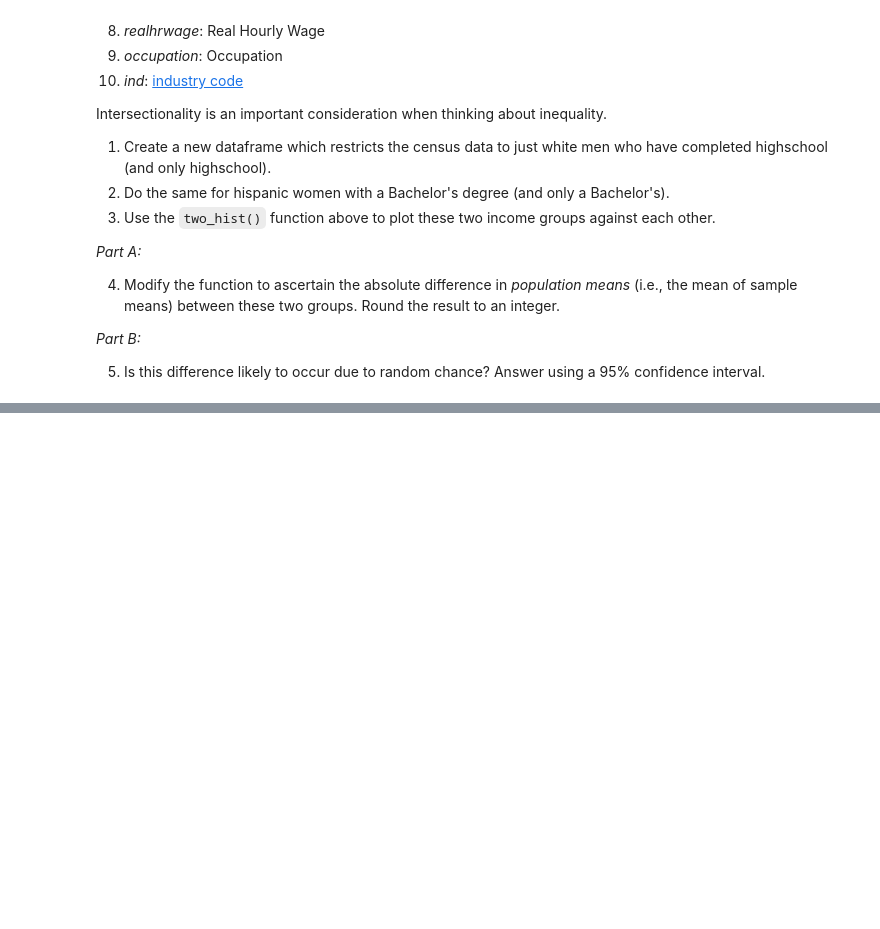
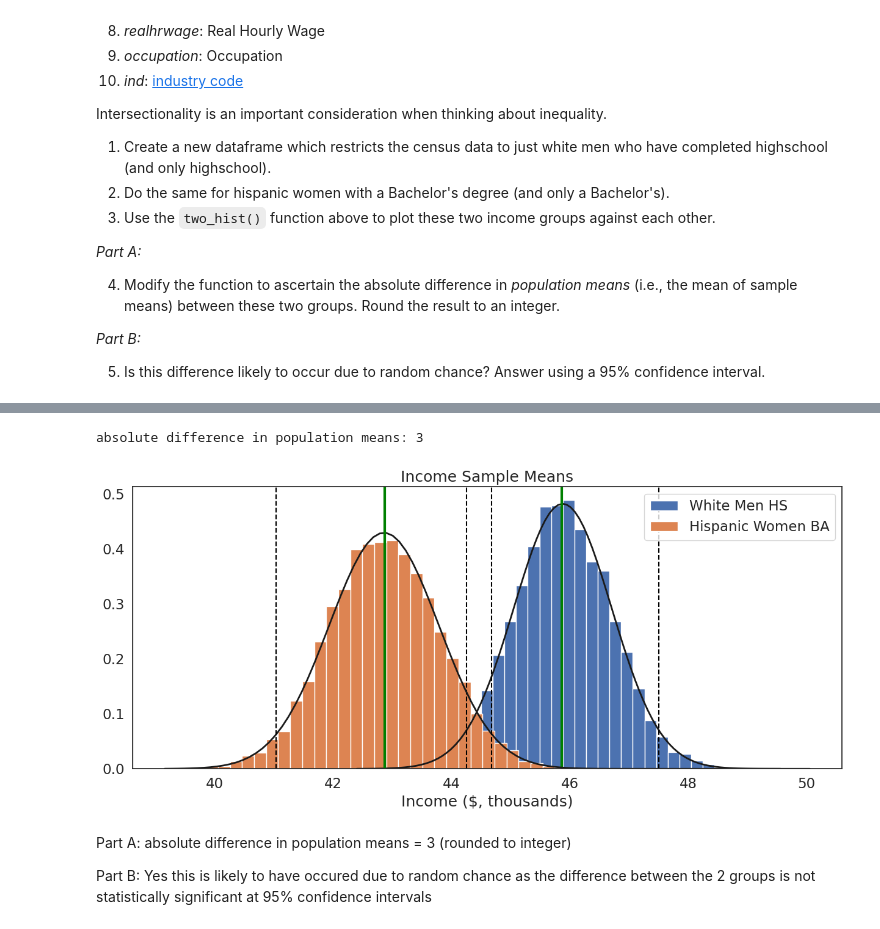
Before and after one commit to 4dri4ne/QM2, a Jupyter notebook: notebooks/W05. Distributions and Basic Statistics.ipynb, the cells around one changed output, grey strips where cells are left out. Saved outputs shown, nothing was run; the diff lists cells and outputs as text; code cells hidden in the pictures; blank space fills up the shorter version.

```diff
--- a/notebooks/W05. Distributions and Basic Statistics.ipynb
+++ b/notebooks/W05. Distributions and Basic Statistics.ipynb
@@ -565,0 +567,51 @@ two_hist([ytmen,hiswomen],['White Men HS','Hispanic Women BA'],'Income ($, thous
+# %%
+def two_hist_new(groups,group_labs,xlab, title):
+    plt.figure(figsize=(15,6))
+
+    it=-1
+    pop_means = [] # This line was incorrectly indented. It should be aligned with 'it=-1'
+
+    for var in groups:
+        it+=1
+        sample_size=1000
+        sample_means=[]
+        iterations=10000
+
+        for i in range(iterations):
+            sample=var.sample(sample_size, replace=True)
+            sample_mean=sample.mean()
+            sample_means.append(sample_mean)
+
+        pop_means.append(np.mean(sample_means))
+
+        plt.hist(sample_means, bins=int(iterations/300),edgecolor='white',density=True, label=group_labs[it])
+        mu, se = norm.fit(sample_means)
+        xmin, xmax = plt.xlim()
+        x = np.linspace(xmin, xmax, 100)
+        p = norm.pdf(x, mu, se)
+
+        mean=var.mean()
+        lower_ci=mu-se*1.96
+        upper_ci=mu+se*1.96
+
+        plt.plot(x, p, 'k', linewidth=2)
+        plt.xlabel(xlab)
+        plt.title(title)
+        plt.axvline(mean, color='green', linestyle='solid', linewidth=3)
+        plt.axvline(lower_ci, color='black', linestyle='dashed', linewidth=1.5)
+        plt.axvline(upper_ci, color='black', linestyle='dashed', linewidth=1.5)
+        plt.legend()
+
+    abs_diff = abs(pop_means[0] - pop_means[1]) # This line and the next should also be correctly indented.
+    print("absolute difference in population means:", round(abs_diff))
+
+    plt.show()
+# %%
+two_hist_new([ytmen,hiswomen],['White Men HS','Hispanic Women BA'],'Income ($, thousands)', "Income Sample Means")
+# %% [output]
+absolute difference in population means: 3
+[figure, added]
+# %% [markdown]
+Part A: absolute difference in population means = 3 (rounded to integer)
+
+Part B: Yes this is likely to have occured due to random chance as the difference between the 2 groups is not statistically significant at 95% confidence intervals
```
Also changed, not shown: parts of 6 cells of this notebook.
